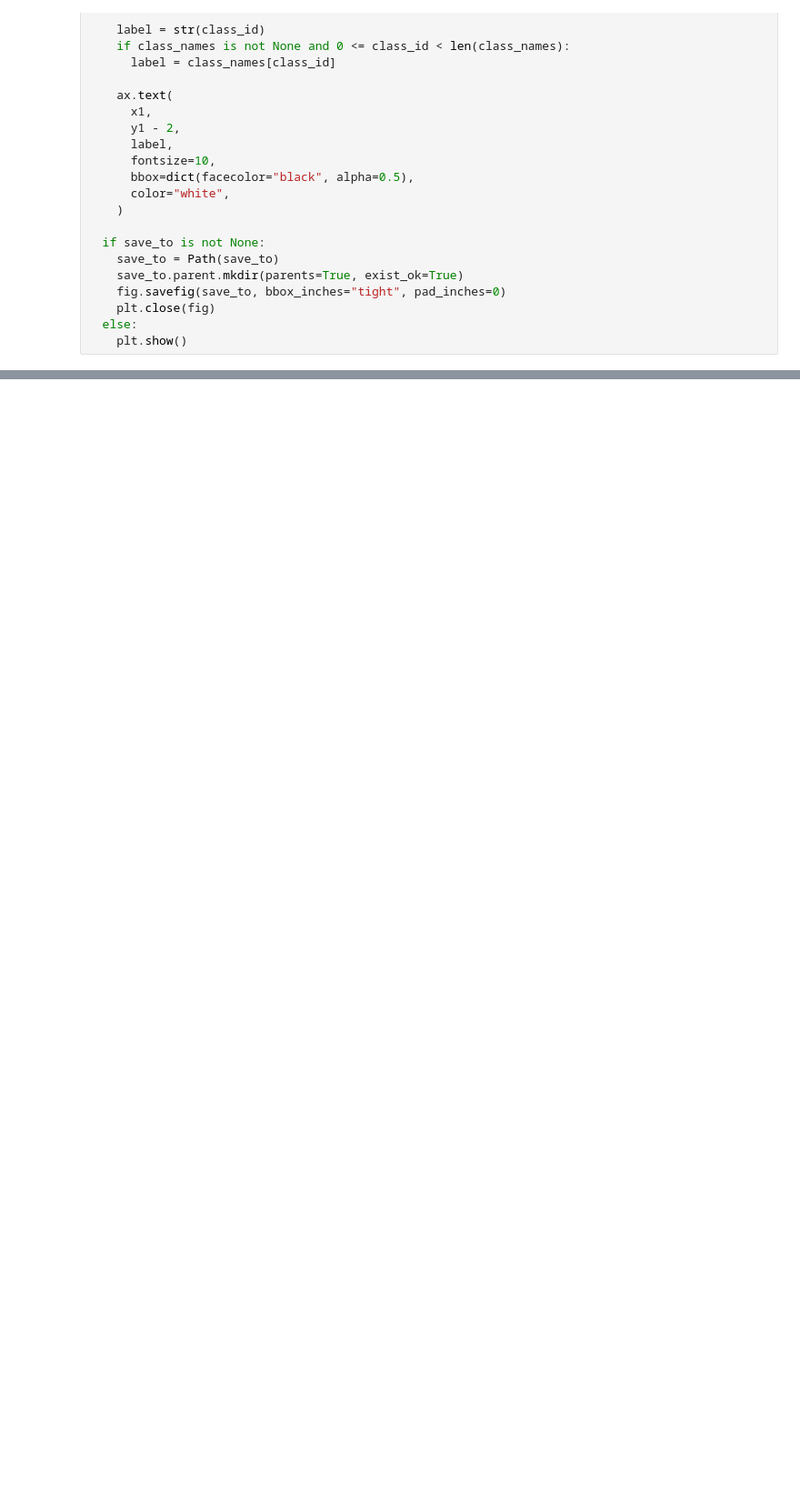
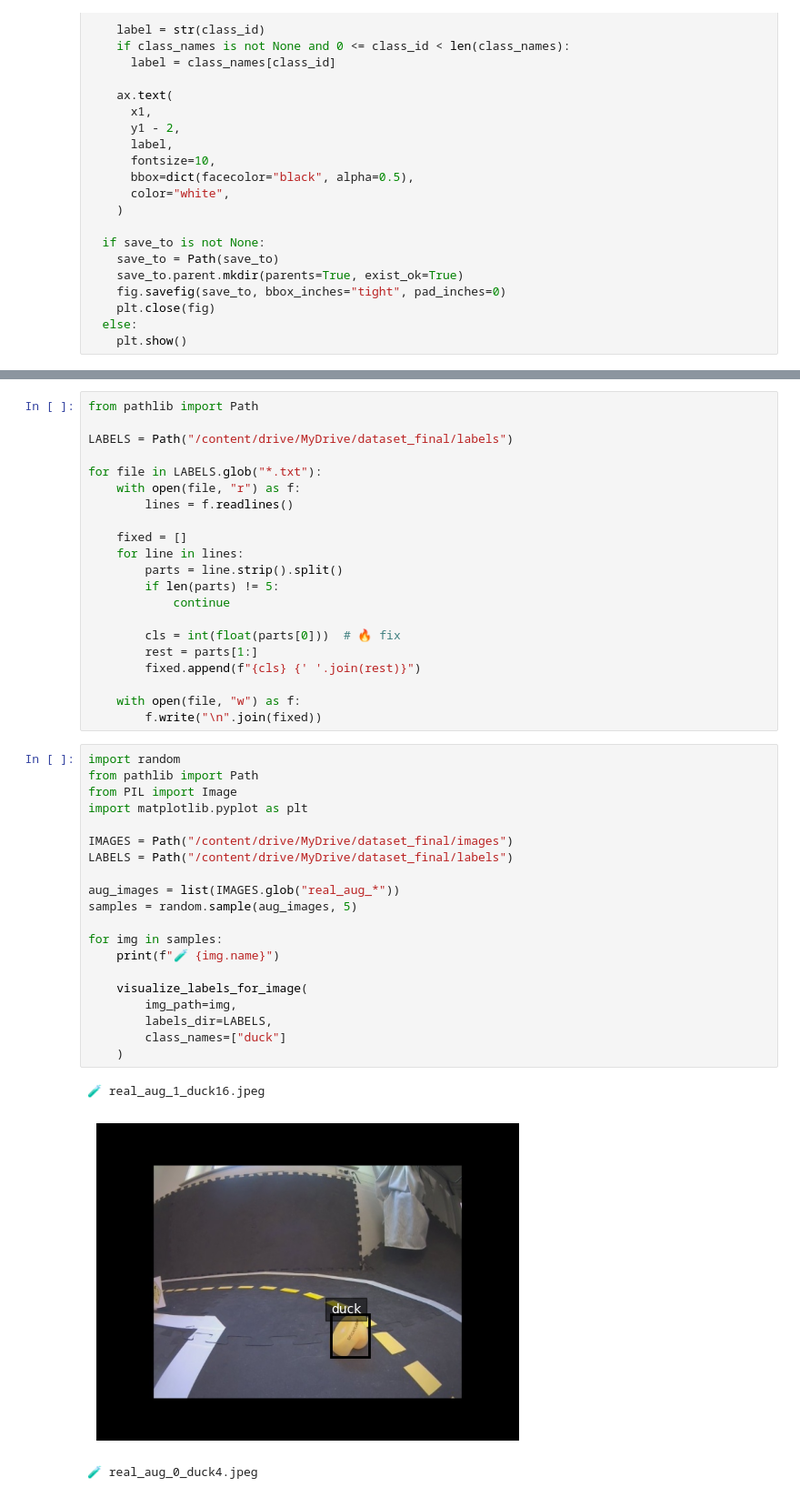
Before and after one commit to Tizianovdzwet/selfdriving_portfolio, a Jupyter notebook: Mainv2.ipynb, the cells around one changed output, grey strips where cells are left out. Shown at 91% size. Drawn from its saved outputs; the diff is of its cells as text; blank space fills up the shorter version.

```diff
--- a/Mainv2.ipynb
+++ b/Mainv2.ipynb
@@ -297,0 +567,45 @@ visualize_labels_for_image(
+# %%
+from pathlib import Path
+
+LABELS = Path("/content/drive/MyDrive/dataset_final/labels")
+
+for file in LABELS.glob("*.txt"):
+    with open(file, "r") as f:
+        lines = f.readlines()
+
+    fixed = []
+    for line in lines:
+        parts = line.strip().split()
+        if len(parts) != 5:
+            continue
+
+        cls = int(float(parts[0]))  # 🔥 fix
+        rest = parts[1:]
+        fixed.append(f"{cls} {' '.join(rest)}")
+
+    with open(file, "w") as f:
+        f.write("\n".join(fixed))
+# %%
+import random
+from pathlib import Path
+from PIL import Image
+import matplotlib.pyplot as plt
+
+IMAGES = Path("/content/drive/MyDrive/dataset_final/images")
+LABELS = Path("/content/drive/MyDrive/dataset_final/labels")
+
+aug_images = list(IMAGES.glob("real_aug_*"))
+samples = random.sample(aug_images, 5)
+
+for img in samples:
+    print(f"🧪 {img.name}")
+
+    visualize_labels_for_image(
+        img_path=img,
+        labels_dir=LABELS,
+        class_names=["duck"]
+    )
+# %% [output]
+🧪 real_aug_1_duck16.jpeg
+[figure, added]
+🧪 real_aug_0_duck4.jpeg
```
Also changed, not shown: parts of 25 cells of this notebook.
